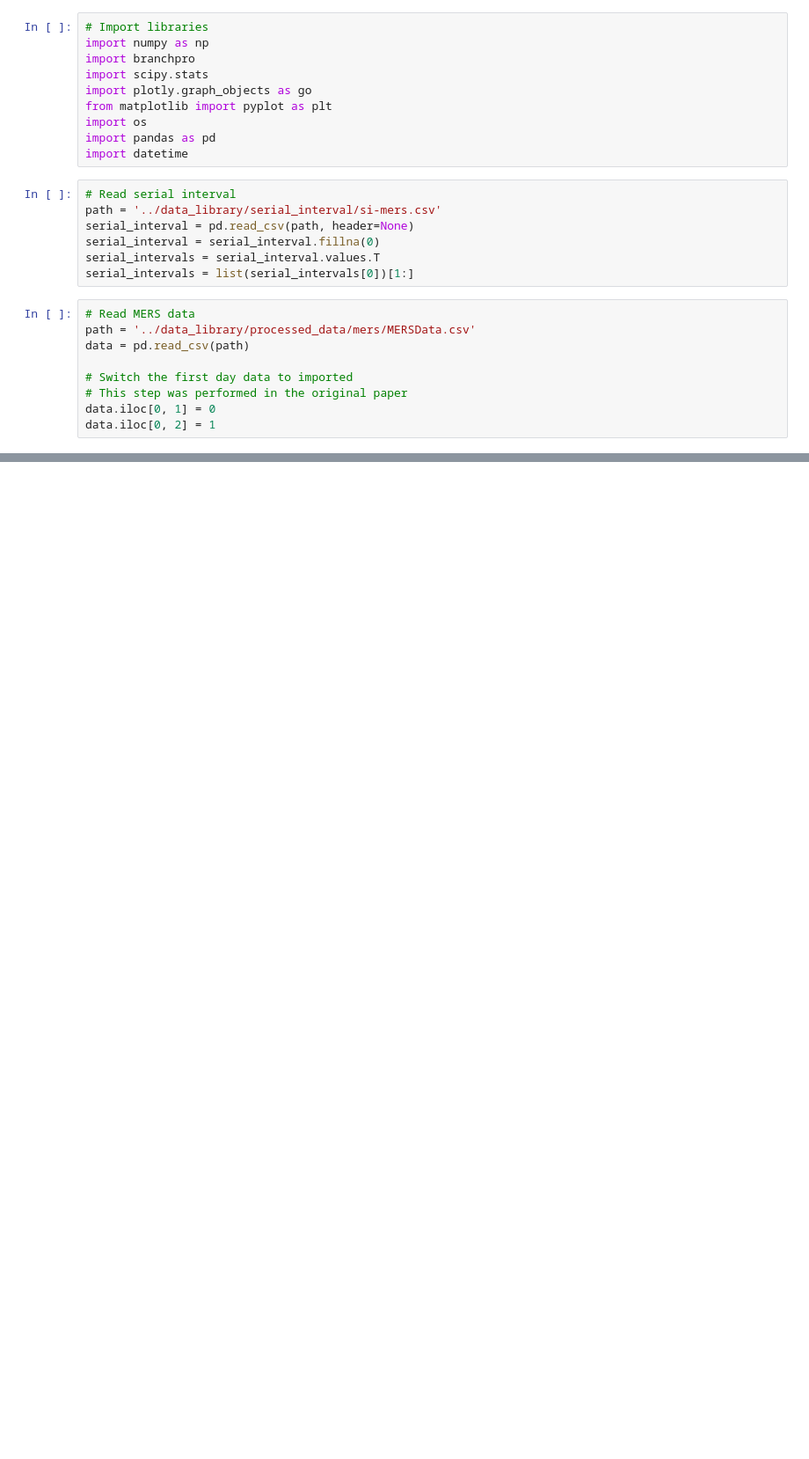
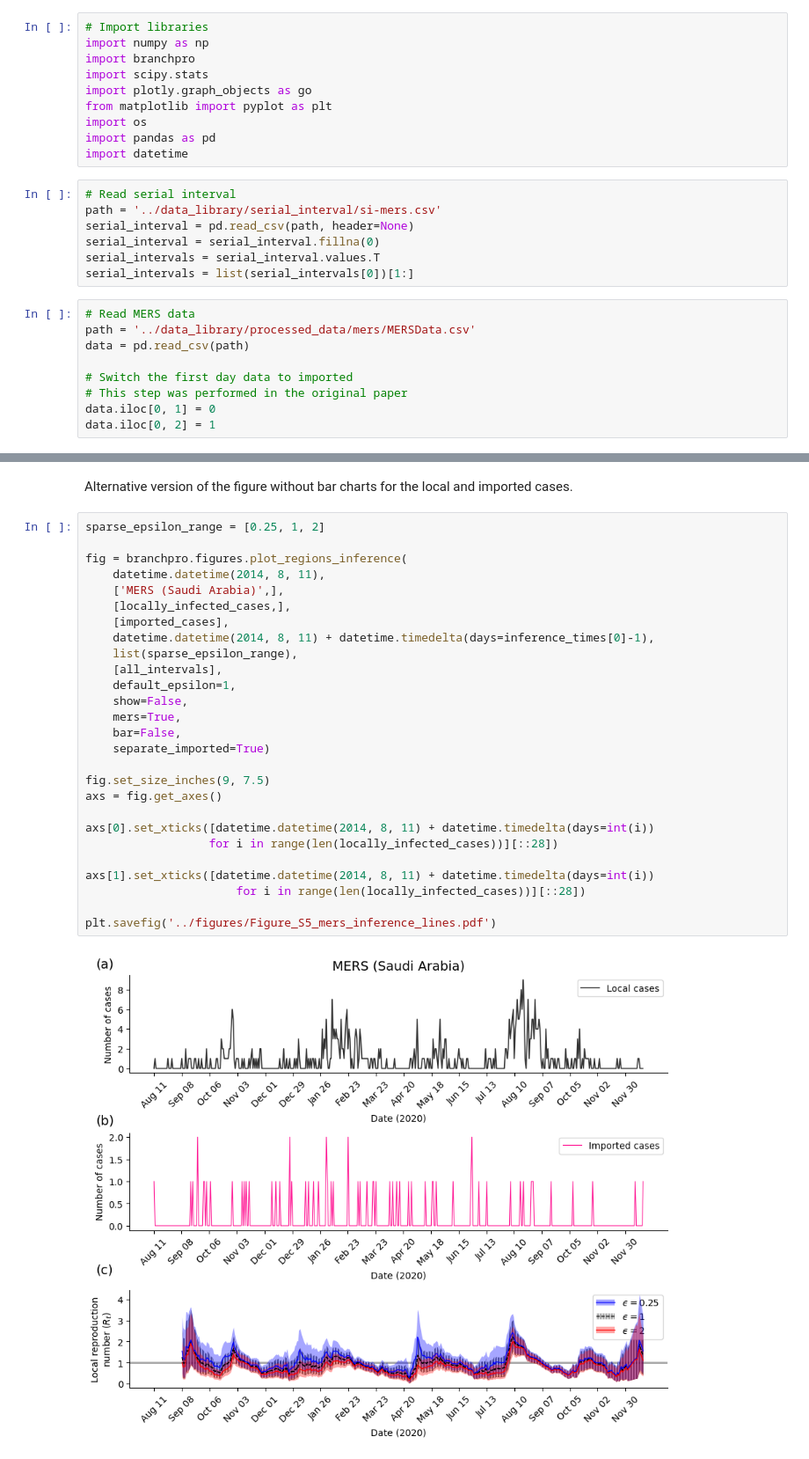
Before and after one commit to SABS-R3-Epidemiology/transmission-heterogeneity-results, a Jupyter notebook: results/figS5-figS6-MERS.ipynb, the cells around one changed output, grey strips where cells are left out. Shown at 88% size. Drawn from its saved outputs; the diff is of its cells as text; blank space fills up the shorter version.

```diff
--- a/results/figS5-figS6-MERS.ipynb
+++ b/results/figS5-figS6-MERS.ipynb
@@ -138,3 +138,34 @@ plt.savefig('../figures/Figure_S5_mers_inference.pdf')
+# %% [markdown]
+Alternative version of the figure without bar charts for the local and imported cases.
+# %%
+sparse_epsilon_range = [0.25, 1, 2]
+
+fig = branchpro.figures.plot_regions_inference(
+    datetime.datetime(2014, 8, 11),
+    ['MERS (Saudi Arabia)',],
+    [locally_infected_cases,],
+    [imported_cases],
+    datetime.datetime(2014, 8, 11) + datetime.timedelta(days=inference_times[0]-1),
+    list(sparse_epsilon_range),
+    [all_intervals],
+    default_epsilon=1,
+    show=False,
+    mers=True,
+    bar=False,
+    separate_imported=True)
+
+fig.set_size_inches(9, 7.5)
+axs = fig.get_axes()
+
+axs[0].set_xticks([datetime.datetime(2014, 8, 11) + datetime.timedelta(days=int(i))
+                  for i in range(len(locally_infected_cases))][::28])
+
+axs[1].set_xticks([datetime.datetime(2014, 8, 11) + datetime.timedelta(days=int(i))
+                      for i in range(len(locally_infected_cases))][::28])
+
+plt.savefig('../figures/Figure_S5_mers_inference_lines.pdf')
+# %% [output]
+[figure, added]
 # %%
 fig = branchpro.figures.plot_r_heatmap(
     ['MERS (Saudi Arabia)',],
```
Also changed, not shown: parts of 4 cells of this notebook, 1 other file.
